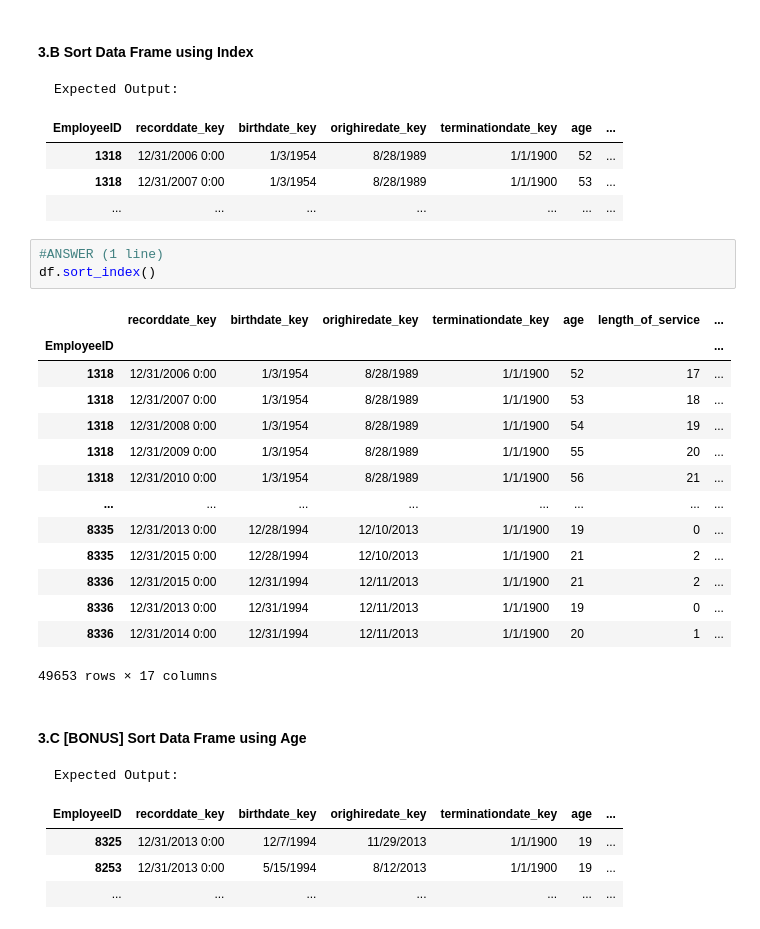
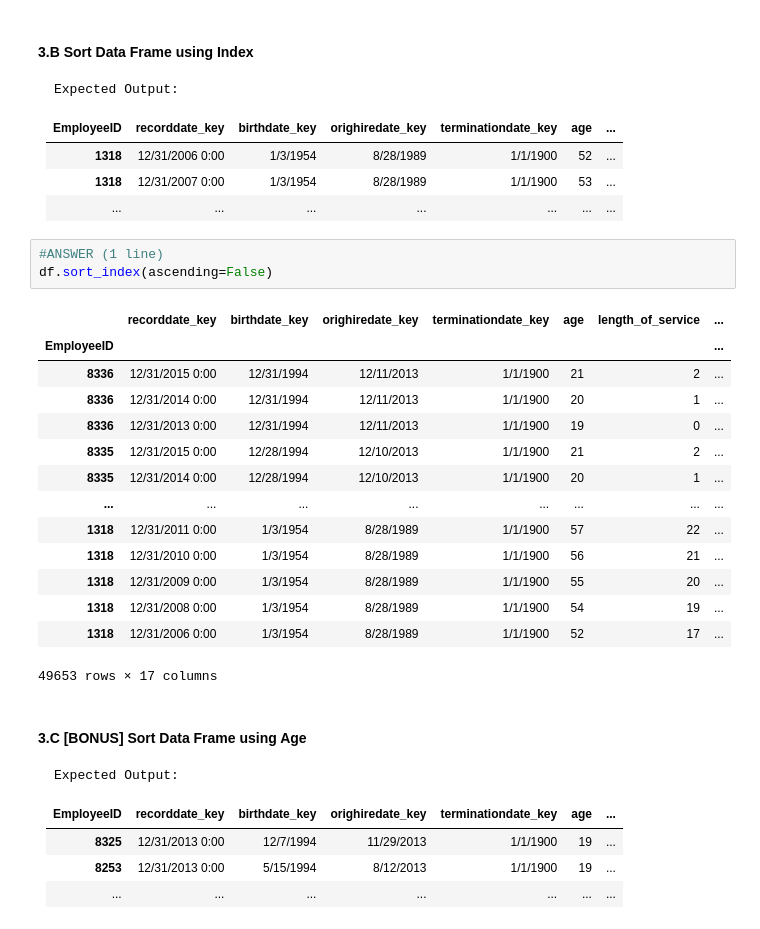
Before and after one commit to reediredale/institute-of-data, a Jupyter notebook: Lab 1.2.2 Pandas Lab.ipynb, the cells around one changed output. Cells and saved outputs as stored; diff of their text form.

```diff
--- a/Lab 1.2.2 Pandas Lab.ipynb
+++ b/Lab 1.2.2 Pandas Lab.ipynb
@@ -332,21 +336,21 @@ Expected Output:
 |...|...|...|...|...|...|...|
 # %%
 #ANSWER (1 line)
-df.sort_index()
+df.sort_index(ascending=False)
 # %% [output]
 |  | recorddate_key | birthdate_key | orighiredate_key | terminationdate_key | age | length_of_service | ... |
 | EmployeeID |  |  |  |  |  |  | ... |
+| 8336 | 12/31/2015 0:00 | 12/31/1994 | 12/11/2013 | 1/1/1900 | 21 | 2 | ... |
+| 8336 | 12/31/2014 0:00 | 12/31/1994 | 12/11/2013 | 1/1/1900 | 20 | 1 | ... |
+| 8336 | 12/31/2013 0:00 | 12/31/1994 | 12/11/2013 | 1/1/1900 | 19 | 0 | ... |
+| 8335 | 12/31/2015 0:00 | 12/28/1994 | 12/10/2013 | 1/1/1900 | 21 | 2 | ... |
+| 8335 | 12/31/2014 0:00 | 12/28/1994 | 12/10/2013 | 1/1/1900 | 20 | 1 | ... |
+| ... | ... | ... | ... | ... | ... | ... | ... |
+| 1318 | 12/31/2011 0:00 | 1/3/1954 | 8/28/1989 | 1/1/1900 | 57 | 22 | ... |
+| 1318 | 12/31/2010 0:00 | 1/3/1954 | 8/28/1989 | 1/1/1900 | 56 | 21 | ... |
+| 1318 | 12/31/2009 0:00 | 1/3/1954 | 8/28/1989 | 1/1/1900 | 55 | 20 | ... |
+| 1318 | 12/31/2008 0:00 | 1/3/1954 | 8/28/1989 | 1/1/1900 | 54 | 19 | ... |
 | 1318 | 12/31/2006 0:00 | 1/3/1954 | 8/28/1989 | 1/1/1900 | 52 | 17 | ... |
-| 1318 | 12/31/2007 0:00 | 1/3/1954 | 8/28/1989 | 1/1/1900 | 53 | 18 | ... |
-| 1318 | 12/31/2008 0:00 | 1/3/1954 | 8/28/1989 | 1/1/1900 | 54 | 19 | ... |
-| 1318 | 12/31/2009 0:00 | 1/3/1954 | 8/28/1989 | 1/1/1900 | 55 | 20 | ... |
-| 1318 | 12/31/2010 0:00 | 1/3/1954 | 8/28/1989 | 1/1/1900 | 56 | 21 | ... |
-| ... | ... | ... | ... | ... | ... | ... | ... |
-| 8335 | 12/31/2013 0:00 | 12/28/1994 | 12/10/2013 | 1/1/1900 | 19 | 0 | ... |
-| 8335 | 12/31/2015 0:00 | 12/28/1994 | 12/10/2013 | 1/1/1900 | 21 | 2 | ... |
-| 8336 | 12/31/2015 0:00 | 12/31/1994 | 12/11/2013 | 1/1/1900 | 21 | 2 | ... |
-| 8336 | 12/31/2013 0:00 | 12/31/1994 | 12/11/2013 | 1/1/1900 | 19 | 0 | ... |
-| 8336 | 12/31/2014 0:00 | 12/31/1994 | 12/11/2013 | 1/1/1900 | 20 | 1 | ... |
 49653 rows × 17 columns
 # %% [markdown]
 #### 3.C [BONUS] Sort Data Frame using Age
```
Also changed, not shown: parts of 4 cells of this notebook, 1 other file.
